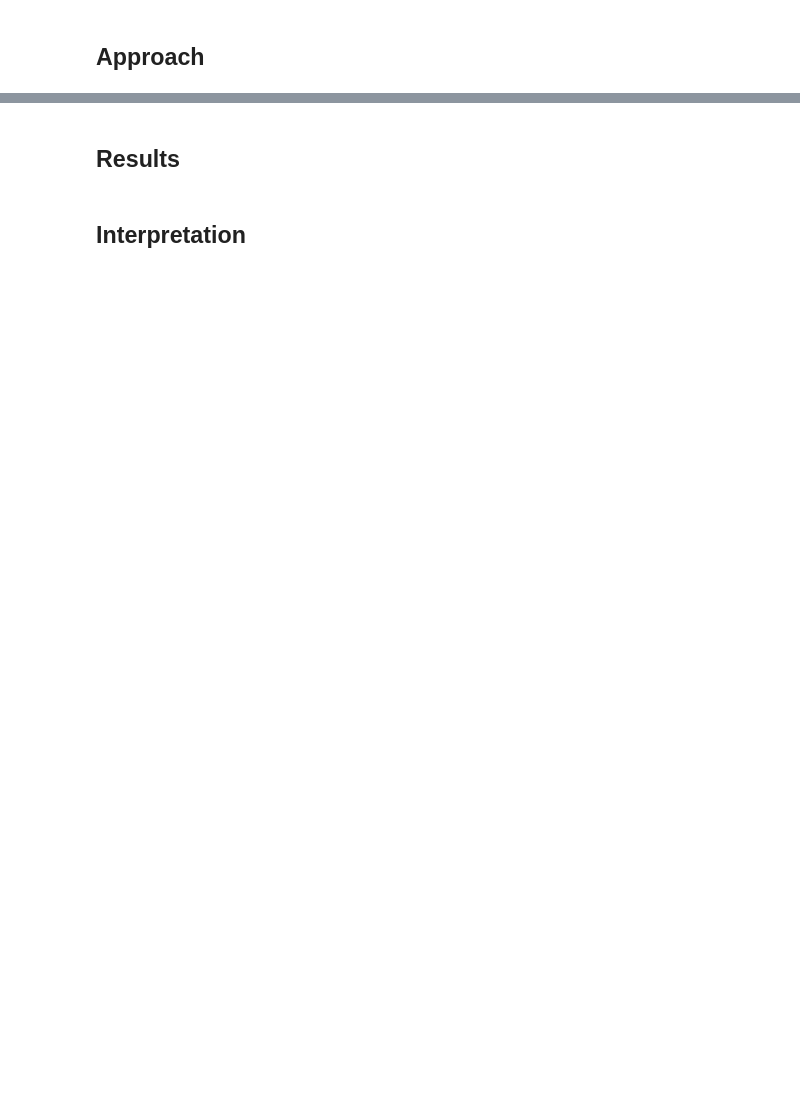
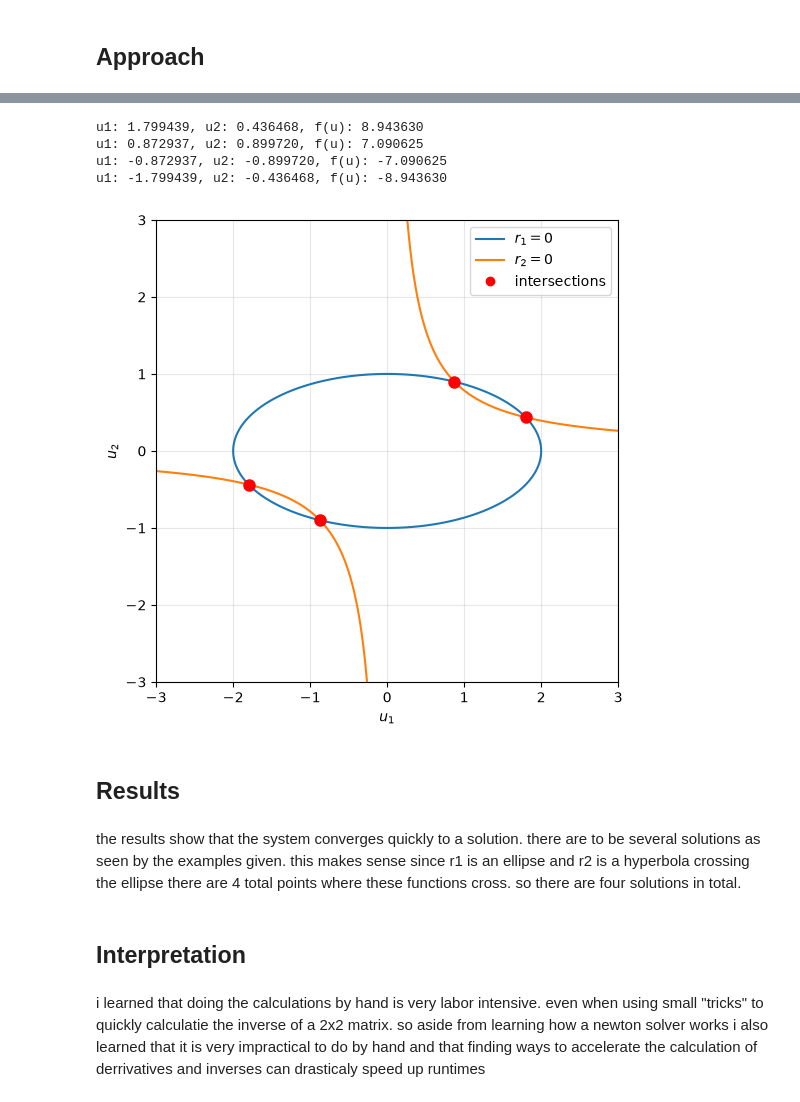
Before and after one commit to S0mar/MDO_Learn, a Jupyter notebook: solutions/ch03/prob3_3.ipynb, the cells around one changed output, grey strips where cells are left out. Drawn from its saved outputs; the diff is of its cells as text; code cells hidden in the pictures; blank space fills up the shorter version.

```diff
--- a/solutions/ch03/prob3_3.ipynb
+++ b/solutions/ch03/prob3_3.ipynb
@@ -51,4 +54,84 @@ $u_{k1} = u_{k0} + \Delta u_{k1} = \begin{bmatrix} 1 \\ 1 \end{bmatrix} + \begin
+# %%
+# machine solver
+
+def residuals(u):
+    u1, u2 = u
+    return np.array([
+        0.25 * u1**2 + u2**2 - 1,
+        4 * u1 * u2 - np.pi,
+    ])
+
+def jacobian(u):
+    u1, u2 = u
+    return np.array([
+        [0.5 * u1, 2 * u2],
+        [4 * u2,   4 * u1],
+    ])
+
+def func(u):
+    u1, u2 = u
+    return 4*(u1 + u2)
+
+def print_u(u):
+    u1, u2 = u
+    print(f"u1: {u1:.6f}, u2: {u2:.6f}, f(u): {func(u):.6f}")
+
+def solve_system(u0):
+    u = u0
+    #print_u(u)
+    for i in range(10):
+        r = residuals(u)
+        J = jacobian(u)
+        du = np.linalg.solve(J, -r)
+        if np.linalg.norm(du) < 1e-7: # convergence criterion
+            #print("converged")
+            break
+        u = u + du
+    print_u(u)
+    return u
+
+u1 = solve_system(np.array([2.0, 0.5]))
+u2 = solve_system(np.array([1.0, 1.0]))
+u3 = solve_system(np.array([-1.0, -1.0]))
+u4 = solve_system(np.array([-2.0, -0.5]))
+# %% [output]
+u1: 1.799439, u2: 0.436468, f(u): 8.943630
+u1: 0.872937, u2: 0.899720, f(u): 7.090625
+u1: -0.872937, u2: -0.899720, f(u): -7.090625
+u1: -1.799439, u2: -0.436468, f(u): -8.943630
+# %%
+u1_grid, u2_grid = np.meshgrid(np.linspace(-3, 3, 600), np.linspace(-3, 3, 600))
+R = residuals([u1_grid, u2_grid])   # plot the residual lines
+
+fig, ax = plt.subplots(figsize=(6, 6))
+c1 = ax.contour(u1_grid, u2_grid, R[0], levels=[0], colors="tab:blue")
+c2 = ax.contour(u1_grid, u2_grid, R[1], levels=[0], colors="tab:orange")
+
+# plot the intersection points that were previusly calculated
+ax.plot(u1[0], u1[1], "ro", ms=8)
+ax.plot(u2[0], u2[1], "ro", ms=8)
+ax.plot(u3[0], u3[1], "ro", ms=8)
+ax.plot(u4[0], u4[1], "ro", ms=8)
+
+ax.set_xlabel("$u_1$")
+ax.set_ylabel("$u_2$")
+ax.set_aspect("equal")
+ax.grid(alpha=0.3)
+ax.legend(
+    handles=[
+        plt.Line2D([], [], color="tab:blue", label="$r_1 = 0$"),
+        plt.Line2D([], [], color="tab:orange", label="$r_2 = 0$"),
+        plt.Line2D([], [], marker="o", color="r", ls="", label="intersections"),
+    ]
+)
+plt.show()
+# %% [output]
+[figure, added]
 # %% [markdown]
 ## Results
+# %% [markdown]
+the results show that the system converges quickly to a solution. there are to be several solutions as seen by the examples given. this makes sense since r1 is an ellipse and r2 is a hyperbola crossing the ellipse there are 4 total points where these functions cross. so there are four solutions in total.
 # %% [markdown]
 ## Interpretation
+# %% [markdown]
+i learned that doing the calculations by hand is very labor intensive. even when using small "tricks" to quickly calculatie the inverse of a 2x2 matrix. so aside from learning how a newton solver works i also learned that it is very impractical to do by hand and that finding ways to accelerate the calculation of derrivatives and inverses can drasticaly speed up runtimes
```
Also changed, not shown: parts of 2 cells of this notebook.
